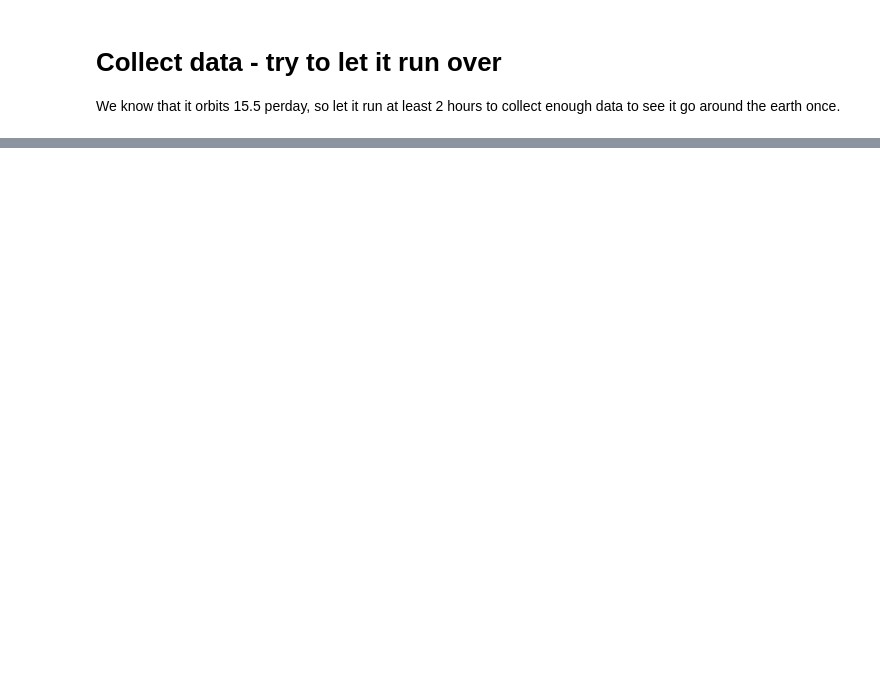
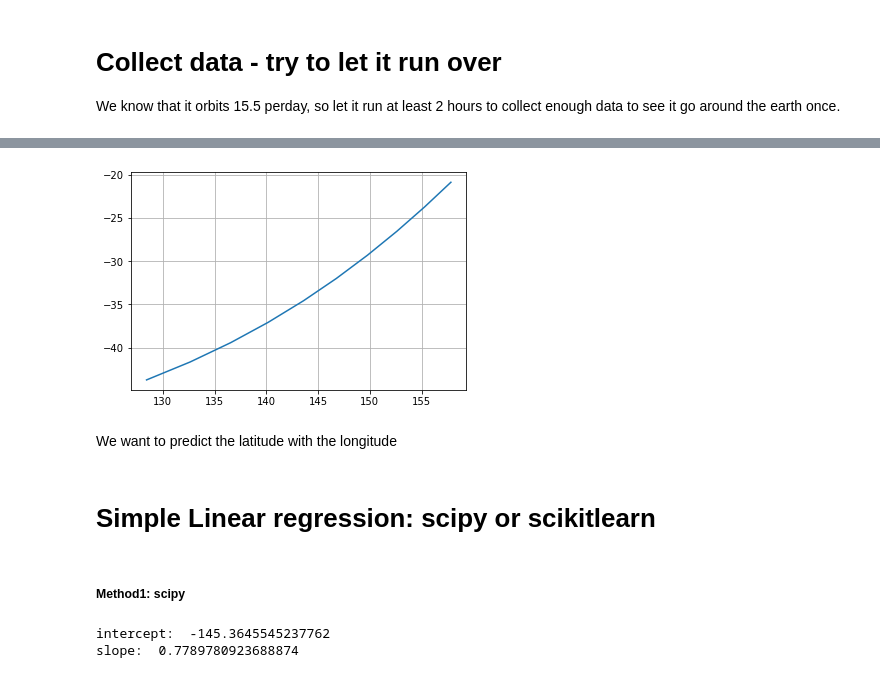
Before and after one commit to louiskimlevu/iss-prediction-webapp, a Jupyter notebook: ISS notebook.ipynb, the cells around one changed output, grey strips where cells are left out. Cells and saved outputs as stored; diff of their text form; code cells hidden in the pictures; blank space fills up the shorter version.

```diff
--- a/ISS notebook.ipynb
+++ b/ISS notebook.ipynb
@@ -196,0 +247,4 @@ ConnectionError: HTTPConnectionPool(host='api.open-notify.org', port=80): Max re
+# %%
+# each dot represents one minute - can we predict where it will be in the next 10 minutes?
+tmp_df = iss_flight_record.tail(10)
+tmp_df
@@ -196,0 +263,22 @@ ConnectionError: HTTPConnectionPool(host='api.open-notify.org', port=80): Max re
+# %%
+plt.plot(tmp_df['longitude'],tmp_df['latitude'])
+plt.grid()
+# %% [output]
+[figure, added]
+# %% [markdown]
+We want to predict the latitude with the longitude
+# %% [markdown]
+# Simple Linear regression: scipy or scikitlearn
+# %% [markdown]
+##### Method1: scipy
+# %%
+from scipy import stats
+slope, intercept, r_value, p_value, std_err = stats.linregress(
+    x = tmp_df['longitude'],
+    y = tmp_df['latitude'])
+
+print('intercept: ', intercept)
+print('slope: ', slope)
+# %% [output]
+intercept:  -145.3645545237762
+slope:  0.7789780923688874
```
Also changed, not shown: parts of 32 cells of this notebook, 6 other files.
